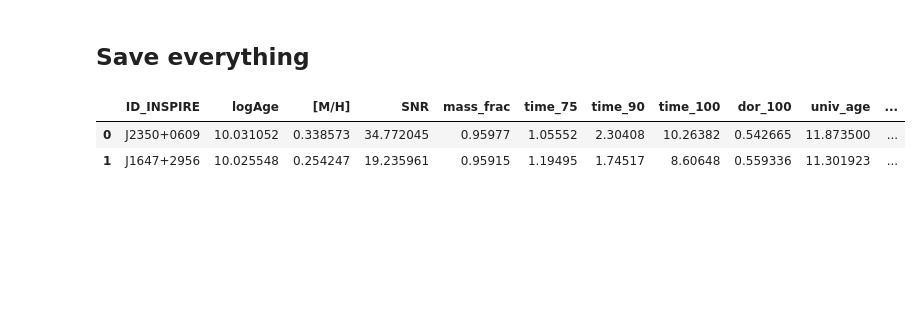
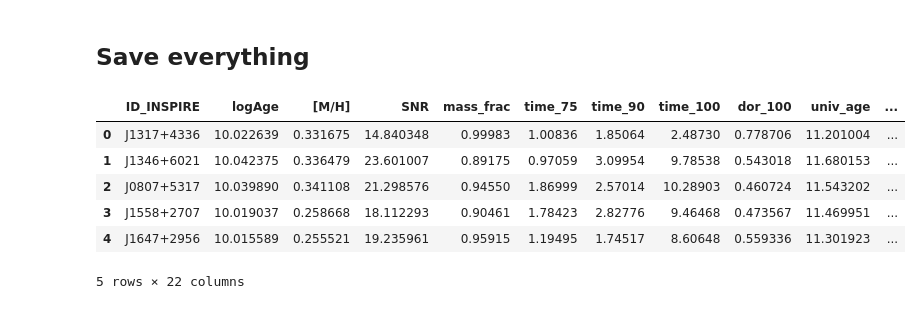
Before and after one commit to charlierosen/AS01_E_INSPIRE, a Jupyter notebook: notebooks/EInspireRefitting.ipynb, the cells around one changed output. Cells and saved outputs as stored; diff of their text form; code cells hidden in the pictures; blank space fills up the shorter version.

```diff
--- a/notebooks/EInspireRefitting.ipynb
+++ b/notebooks/EInspireRefitting.ipynb
@@ -557,0 +271,24 @@ pps[0].plot()
+# %%
+import importlib, src.einspire_refit
+importlib.reload(src.einspire_refit)
+from src.einspire_refit import fit_galaxy
+from concurrent.futures import ProcessPoolExecutor, as_completed
+
+os.makedirs('einspire_refitting_results', exist_ok=True)
+
+rows = df_in.to_dict('records')
+for r in rows:
+    r['_nrand'] = nrand
+
+results = []
+with ProcessPoolExecutor(max_workers=8) as executor:
+    futures = {executor.submit(fit_galaxy, r): r['ID_INSPIRE'] for r in rows}
+    for future in as_completed(futures):
+        gal = futures[future]
+        try:
+            results.append(future.result())
+        except Exception as e:
+            print(f'FAILED {gal}: {e}')
+            results.append({'ID_INSPIRE': gal, 'error': str(e)})
+
+print(f'\nCompleted {sum(r["error"] is None for r in results)}/{len(rows)} galaxies successfully')
@@ -558,36 +334,17 @@ pps[0].plot()
 # %% [markdown]
 ## Save everything
-# %%
-df_out = pd.DataFrame()
-df_out['ID_INSPIRE'] = ids
-df_out['logAge'] = logAges
-df_out['[M/H]'] = metals
-df_out['SNR'] = snrs
-
-df_out['mass_frac'] = mass_fracs
-df_out['time_75'] = times_75
-df_out['time_90'] = times_90
-df_out['time_100'] = times_100
-df_out['dor_100'] = dors_100
-df_out['univ_age'] = univ_ages
-
-df_out['mass_frac_reg'] = mass_fracsr
-df_out['time_75_reg'] = times_75r
-df_out['time_90_reg'] = times_90r
-df_out['time_100_reg'] = times_100r
-df_out['dor_100_reg'] = dors_100r
-
-df_out['mass_frac_unr'] = mass_fracsu
-df_out['time_75_unr'] = times_75u
-df_out['time_90_unr'] = times_90u
-df_out['time_100_unr'] = times_100u
-df_out['dor_100_unr'] = dors_100u
-
-df_out.head()
-# %% [output]
-|  | ID_INSPIRE | logAge | [M/H] | SNR | mass_frac | time_75 | time_90 | time_100 | dor_100 | univ_age | ... |
-| 0 | J2350+0609 | 10.031052 | 0.338573 | 34.772045 | 0.95977 | 1.05552 | 2.30408 | 10.26382 | 0.542665 | 11.873500 | ... |
-| 1 | J1647+2956 | 10.025548 | 0.254247 | 19.235961 | 0.95915 | 1.19495 | 1.74517 | 8.60648 | 0.559336 | 11.301923 | ... |
+# %%
+df_out = pd.DataFrame([r for r in results if r.get('error') is None])
+df_out = df_out.drop(columns=['error'], errors='ignore')
+df_out.head()
+# %% [output]
+|  | ID_INSPIRE | logAge | [M/H] | SNR | mass_frac | time_75 | time_90 | time_100 | dor_100 | univ_age | ... |
+| 0 | J1317+4336 | 10.022639 | 0.331675 | 14.840348 | 0.99983 | 1.00836 | 1.85064 | 2.48730 | 0.778706 | 11.201004 | ... |
+| 1 | J1346+6021 | 10.042375 | 0.336479 | 23.601007 | 0.89175 | 0.97059 | 3.09954 | 9.78538 | 0.543018 | 11.680153 | ... |
+| 2 | J0807+5317 | 10.039890 | 0.341108 | 21.298576 | 0.94550 | 1.86999 | 2.57014 | 10.28903 | 0.460724 | 11.543202 | ... |
+| 3 | J1558+2707 | 10.019037 | 0.258668 | 18.112293 | 0.90461 | 1.78423 | 2.82776 | 9.46468 | 0.473567 | 11.469951 | ... |
+| 4 | J1647+2956 | 10.015589 | 0.255521 | 19.235961 | 0.95915 | 1.19495 | 1.74517 | 8.60648 | 0.559336 | 11.301923 | ... |
+5 rows × 22 columns
 # %%
 df_out.to_csv('einspire_refitting_results/output.csv', index=False)
 # %%
```
Also changed, not shown: parts of 10 cells of this notebook, 4 other files.
